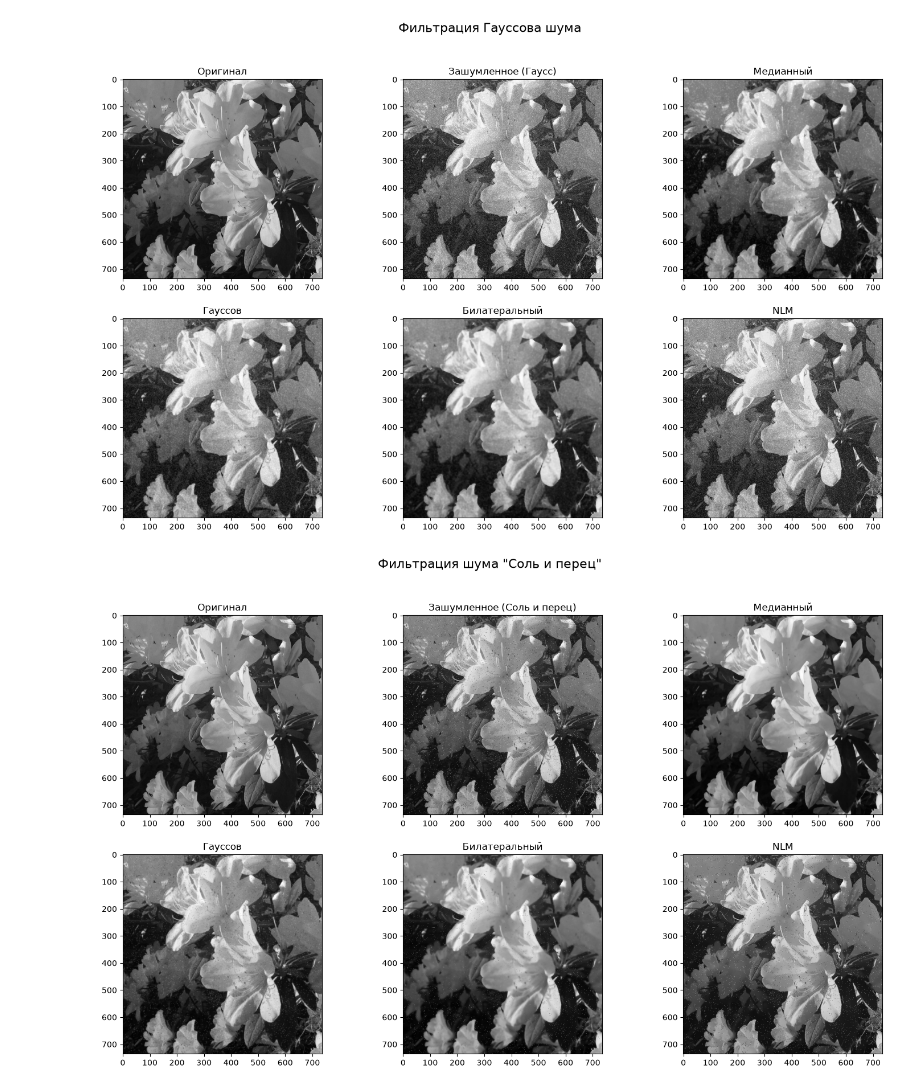
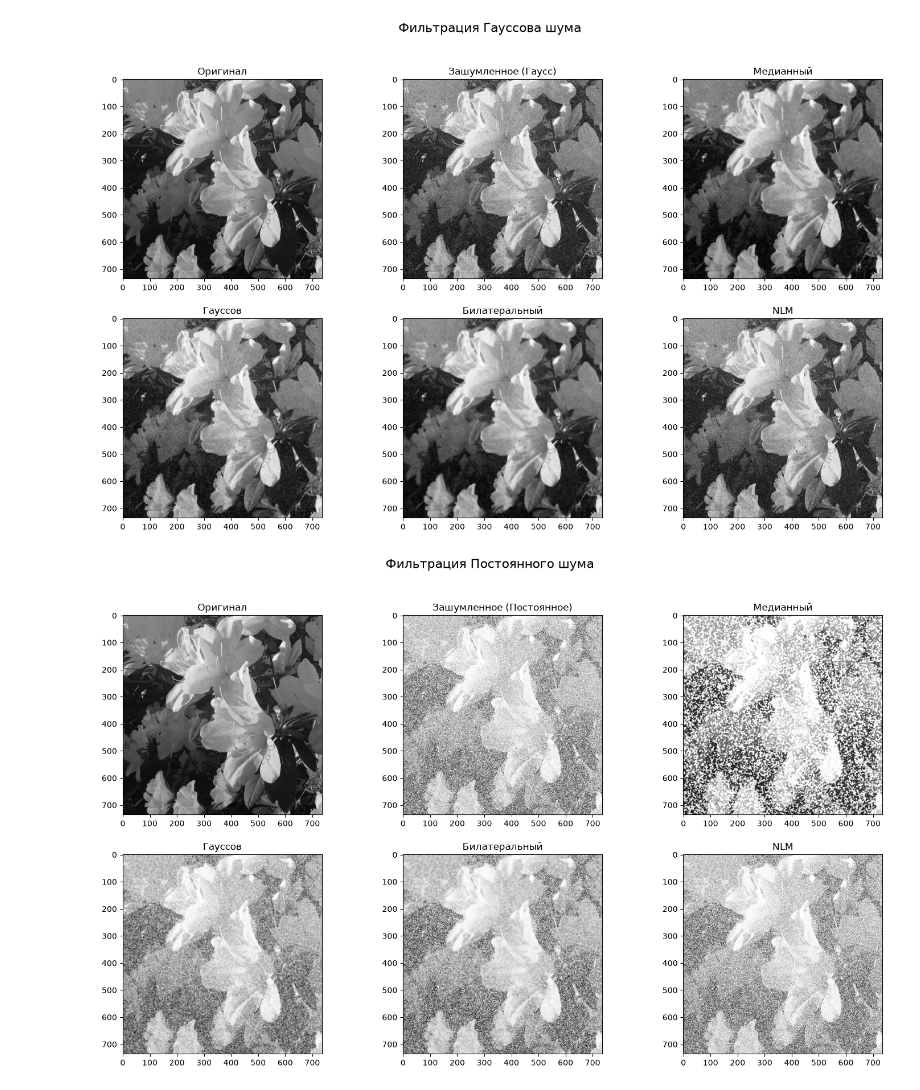
Before and after one commit to VeraYand/image-processing-hw, a Jupyter notebook: task_2.ipynb, the cells around one changed output. Drawn from its saved outputs; the diff is of its cells as text; code cells hidden in the pictures.

```diff
--- a/task_2.ipynb
+++ b/task_2.ipynb
@@ -12,14 +12,15 @@ noise_gauss = np.zeros(image_gray.shape, np.uint8)
 cv2.randn(noise_gauss, mean, stddev)
 image_noise_gauss = cv2.add(image_gray, noise_gauss)
 
-noise_sp_mask = np.random.randint(0, 101, size=(image_gray.shape[0], image_gray.shape[1]), dtype=int)
-image_sp = image_gray.copy()
-image_sp[noise_sp_mask == 0] = 0
-image_sp[noise_sp_mask == 100] = 255
+low = -50
+high = 50
+uniform_noise = np.random.uniform(low, high, image_gray.shape)
+
+image_noise_uniform = cv2.add(image_gray, uniform_noise.astype(np.uint8))
 
 plt.figure(figsize=(15, 5))
 plt.subplot(1, 3, 1), plt.imshow(image_gray, cmap='gray'), plt.title('Оригинал')
 plt.subplot(1, 3, 2), plt.imshow(image_noise_gauss, cmap='gray'), plt.title('Гауссов шум')
-plt.subplot(1, 3, 3), plt.imshow(image_sp, cmap='gray'), plt.title('Соль и перец')
+plt.subplot(1, 3, 3), plt.imshow(image_noise_uniform, cmap='gray'), plt.title('Постоянный шум')
 plt.show()
 # %% [output]
@@ -46,18 +47,18 @@ evaluate_filter(image_gray, bilateral_gauss, "Билатеральный (d=9)")
 nlm_gauss = cv2.fastNlMeansDenoising(image_noise_gauss, None, h=10, templateWindowSize=7, searchWindowSize=21)
 evaluate_filter(image_gray, nlm_gauss, "NLM (h=10)")
 
-print("\n--- Результаты для шума 'Соль и перец' ---")
+print("\n--- Результаты для Постоянного шума ---")
 
-median_sp = cv2.medianBlur(image_sp, 5)
-evaluate_filter(image_gray, median_sp, "Медианный (k=5)")
+median_noise_uniform = cv2.medianBlur(image_noise_uniform, 5)
+evaluate_filter(image_gray, median_noise_uniform, "Медианный (k=5)")
 
-gaussian_sp = cv2.GaussianBlur(image_sp, (5, 5), 0)
-evaluate_filter(image_gray, gaussian_sp, "Гауссов (5x5)")
+gaussian_noise_uniform = cv2.GaussianBlur(image_noise_uniform, (5, 5), 0)
+evaluate_filter(image_gray, gaussian_noise_uniform, "Гауссов (5x5)")
 
-bilateral_sp = cv2.bilateralFilter(image_sp, 9, 75, 75)
-evaluate_filter(image_gray, bilateral_sp, "Билатеральный (d=9)")
+bilateral_noise_uniform = cv2.bilateralFilter(image_noise_uniform, 9, 75, 75)
+evaluate_filter(image_gray, bilateral_noise_uniform, "Билатеральный (d=9)")
 
-nlm_sp = cv2.fastNlMeansDenoising(image_sp, None, h=10, templateWindowSize=7, searchWindowSize=21)
-evaluate_filter(image_gray, nlm_sp, "NLM (h=10)")
+nlm_noise_uniform = cv2.fastNlMeansDenoising(image_noise_uniform, None, h=10, templateWindowSize=7, searchWindowSize=21)
+evaluate_filter(image_gray, nlm_noise_uniform, "NLM (h=10)")
 # %% [output]
 --- Результаты для Гауссова шума ---
@@ -75,24 +76,24 @@ NLM (h=10): MSE = 377.47, SSIM = 0.6291
 # %%
 plt.figure(figsize=(18, 10))
 plt.subplot(2, 3, 1), plt.imshow(image_gray, cmap='gray'), plt.title('Оригинал')
 plt.subplot(2, 3, 2), plt.imshow(image_noise_gauss, cmap='gray'), plt.title('Зашумленное (Гаусс)')
 plt.subplot(2, 3, 3), plt.imshow(median_gauss, cmap='gray'), plt.title('Медианный')
 plt.subplot(2, 3, 4), plt.imshow(gaussian_gauss, cmap='gray'), plt.title('Гауссов')
 plt.subplot(2, 3, 5), plt.imshow(bilateral_gauss, cmap='gray'), plt.title('Билатеральный')
 plt.subplot(2, 3, 6), plt.imshow(nlm_gauss, cmap='gray'), plt.title('NLM')
 plt.suptitle('Фильтрация Гауссова шума', fontsize=16)
 plt.show()
 
 plt.figure(figsize=(18, 10))
 plt.subplot(2, 3, 1), plt.imshow(image_gray, cmap='gray'), plt.title('Оригинал')
-plt.subplot(2, 3, 2), plt.imshow(image_sp, cmap='gray'), plt.title('Зашумленное (Соль и перец)')
-plt.subplot(2, 3, 3), plt.imshow(median_sp, cmap='gray'), plt.title('Медианный')
-plt.subplot(2, 3, 4), plt.imshow(gaussian_sp, cmap='gray'), plt.title('Гауссов')
-plt.subplot(2, 3, 5), plt.imshow(bilateral_sp, cmap='gray'), plt.title('Билатеральный')
-plt.subplot(2, 3, 6), plt.imshow(nlm_sp, cmap='gray'), plt.title('NLM')
-plt.suptitle('Фильтрация шума "Соль и перец"', fontsize=16)
+plt.subplot(2, 3, 2), plt.imshow(image_noise_uniform, cmap='gray'), plt.title('Зашумленное (Постоянное)')
+plt.subplot(2, 3, 3), plt.imshow(median_noise_uniform, cmap='gray'), plt.title('Медианный')
+plt.subplot(2, 3, 4), plt.imshow(gaussian_noise_uniform, cmap='gray'), plt.title('Гауссов')
+plt.subplot(2, 3, 5), plt.imshow(bilateral_noise_uniform, cmap='gray'), plt.title('Билатеральный')
+plt.subplot(2, 3, 6), plt.imshow(nlm_noise_uniform, cmap='gray'), plt.title('NLM')
+plt.suptitle('Фильтрация Постоянного шума', fontsize=16)
 plt.show()
 # %% [output]
 [figure]
-[figure, old version]
+[figure, new version]
 # %%
```
Also changed, not shown: parts of 3 cells of this notebook.
